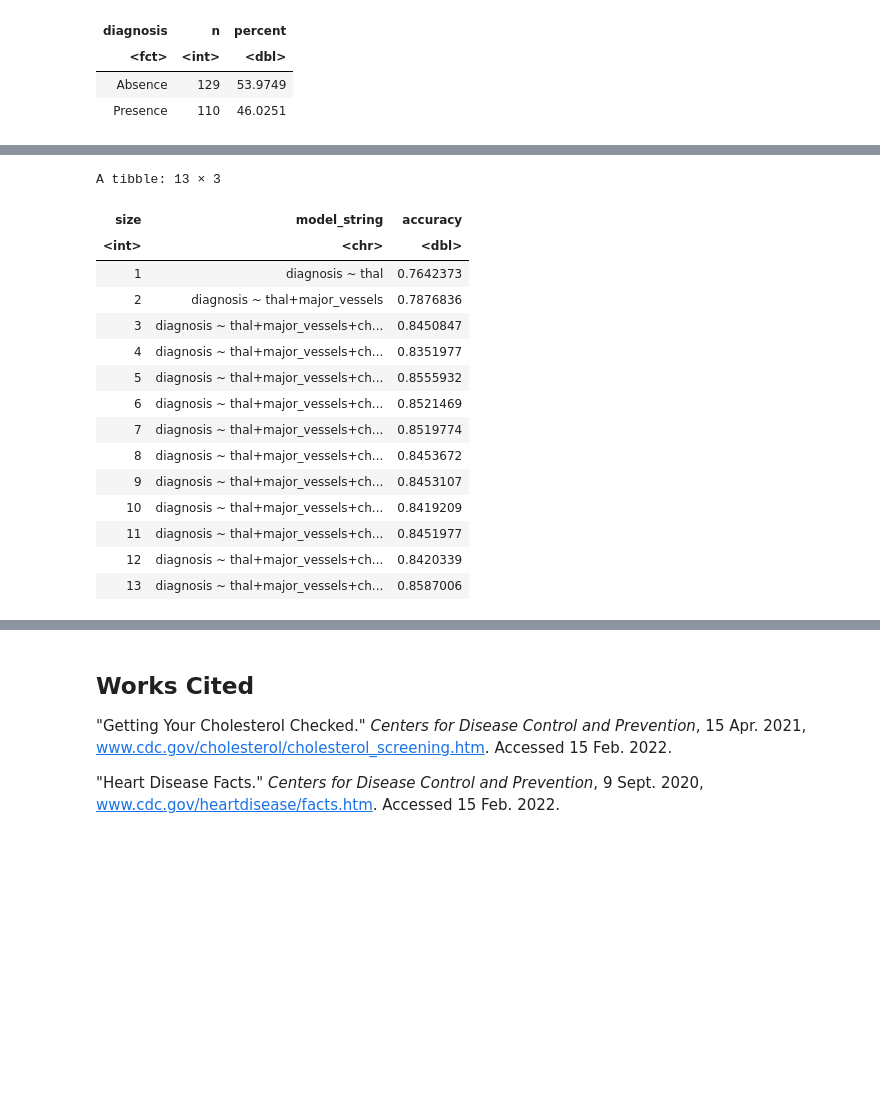
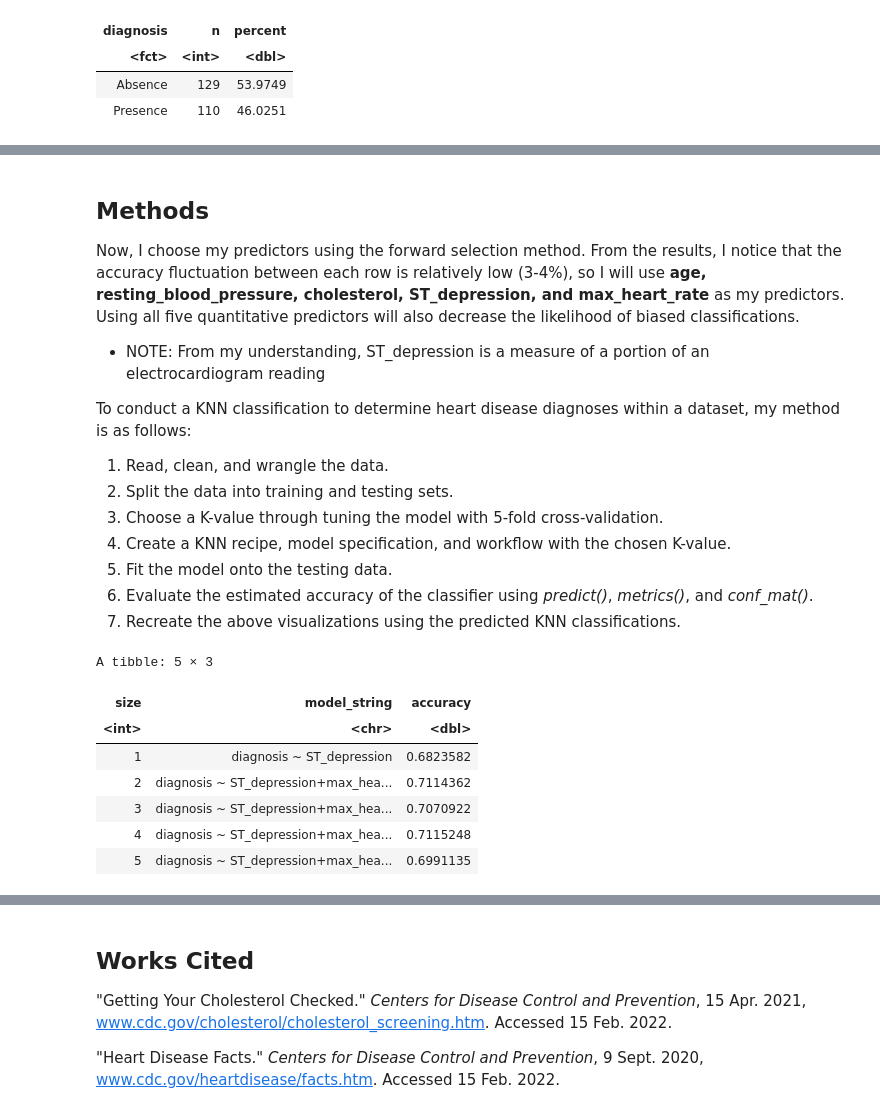
Before and after one commit to meleongg/dsci-100-project, a Jupyter notebook: proposal.ipynb, the cells around one changed output, grey strips where cells are left out. Cells and saved outputs as stored; diff of their text form; code cells hidden in the pictures; blank space fills up the shorter version.

```diff
--- a/proposal.ipynb
+++ b/proposal.ipynb
@@ -61,14 +29,14 @@ However, I perform some wrangling improvements:
 # %%
 heart_disease <- read_csv("data/processed.cleveland.data",
-                          col_names = c("age", "sex", "chest_pain_type", "resting_blood_pressure", "cholestorol", "fasting_blood_sugar", "electrocardio_results", "max_heart_rate", "exercise_induced_angina", "ST_depression", "ST_peak_slope", "major_vessels", "thal", "diagnosis"))
+                          col_names = c("age", "sex", "chest_pain_type", "resting_blood_pressure", "cholesterol", "fasting_blood_sugar", "electrocardio_results", "max_heart_rate", "exercise_induced_angina", "ST_depression", "ST_peak_slope", "major_vessels", "thal", "diagnosis"))
 
-heart_disease <- heart_disease %>%
-    mutate(major_vessels = as.numeric(major_vessels)) %>%
-    mutate(thal = as.numeric(thal))
+heart_disease <- heart_disease
 
 heart_disease <- heart_disease %>%
     mutate(diagnosis = as.factor(ifelse(diagnosis == 0, "Absence", "Presence")))
 
+heart_disease[heart_disease == "?"] <- NA
+
 heart_disease <- na.omit(heart_disease)
 
 heart_disease
@@ -114,4 +82,9 @@ The data is then split into training and testing data.
 # %%
 heart_disease_split <- initial_split(heart_disease, prop = 0.8, strata = diagnosis)
+
 heart_disease_train <- training(heart_disease_split)
+heart_disease_train <- heart_disease_train %>%
+    select(age, resting_blood_pressure, cholesterol, max_heart_rate, ST_depression, diagnosis)
+heart_disease_train
+
 heart_disease_test <- testing(heart_disease_split)
@@ -248,5 +197,20 @@ To conduct the K-nearest neighbors classification analysis to determine the pres
+# %% [markdown]
+## Methods
+
+Now, I choose my predictors using the forward selection method. From the results, I notice that the accuracy fluctuation between each row is relatively low (3-4%), so I will use <b>age, resting_blood_pressure, cholesterol, ST_depression, and max_heart_rate</b> as my predictors. Using all five quantitative predictors will also decrease the likelihood of biased classifications.
+
+- NOTE: From my understanding, ST_depression is a measure of a portion of an electrocardiogram reading
+
+To conduct a KNN classification to determine heart disease diagnoses within a dataset, my method is as follows:
+1. Read, clean, and wrangle the data.
+2. Split the data into training and testing sets.
+3. Choose a K-value through tuning the model with 5-fold cross-validation.
+4. Create a KNN recipe, model specification, and workflow with the chosen K-value.
+5. Fit the model onto the testing data.
+6. Evaluate the estimated accuracy of the classifier using <i>predict()</i>, <i>metrics()</i>, and <i>conf_mat()</i>.
+7. Recreate the above visualizations using the predicted KNN classifications.
 # %%
-names <- colnames(heart_disease %>% select(-diagnosis))
+names <- colnames(heart_disease_train %>% select(-diagnosis))
 
 # create an empty tibble to store the results
 accuracies <- tibble(size = integer(),
@@ -260,7 +224,7 @@ knn_spec <- nearest_neighbor(weight_func = "rectangular",
      set_mode("classification")
 
 # create a 5-fold cross-validation object
-heart_disease_vfold <- vfold_cv(heart_disease, v = 5, strata = diagnosis)
+heart_disease_vfold <- vfold_cv(heart_disease_train, v = 5, strata = diagnosis)
 
 # store the total number of predictors
 n_total <- length(names)
@@ -280,52 +244,44 @@ for (i in 1:n_total) {
 
         # create a recipe from the model string
         heart_disease_recipe <- recipe(as.formula(model_string),
-                                data = heart_disease) %>%
+                                data = heart_disease_train) %>%
                           step_scale(all_predictors()) %>%
                           step_center(all_predictors())
 
         # tune the KNN classifier with these predictors,
         # and collect the accuracy for the best K
         acc <- workflow() %>%
           add_recipe(heart_disease_recipe) %>%
           add_model(knn_spec) %>%
           tune_grid(resamples = heart_disease_vfold, grid = 10) %>%
           collect_metrics() %>%
           filter(.metric == "accuracy") %>%
           summarize(mx = max(mean))
         acc <- acc$mx %>% unlist()
 
         # add this result to the dataframe
         accs[[j]] <- acc
         models[[j]] <- model_string
     }
     jstar <- which.max(unlist(accs))
     accuracies <- accuracies %>%
       add_row(size = i,
               model_string = models[[jstar]],
               accuracy = accs[[jstar]])
     selected <- c(selected, names[[jstar]])
     names <- names[-jstar]
 }
 
 accuracies
 # %% [output]
-A tibble: 13 × 3
+A tibble: 5 × 3
 | size | model_string | accuracy |
 | <int> | <chr> | <dbl> |
-| 1 | diagnosis ~ thal | 0.7642373 |
-| 2 | diagnosis ~ thal+major_vessels | 0.7876836 |
-| 3 | diagnosis ~ thal+major_vessels+ch... | 0.8450847 |
-| 4 | diagnosis ~ thal+major_vessels+ch... | 0.8351977 |
-| 5 | diagnosis ~ thal+major_vessels+ch... | 0.8555932 |
-| 6 | diagnosis ~ thal+major_vessels+ch... | 0.8521469 |
-| 7 | diagnosis ~ thal+major_vessels+ch... | 0.8519774 |
-| 8 | diagnosis ~ thal+major_vessels+ch... | 0.8453672 |
-| 9 | diagnosis ~ thal+major_vessels+ch... | 0.8453107 |
-| 10 | diagnosis ~ thal+major_vessels+ch... | 0.8419209 |
-| 11 | diagnosis ~ thal+major_vessels+ch... | 0.8451977 |
-| 12 | diagnosis ~ thal+major_vessels+ch... | 0.8420339 |
-| 13 | diagnosis ~ thal+major_vessels+ch... | 0.8587006 |
+| 1 | diagnosis ~ ST_depression | 0.6823582 |
+| 2 | diagnosis ~ ST_depression+max_hea... | 0.7114362 |
+| 3 | diagnosis ~ ST_depression+max_hea... | 0.7070922 |
+| 4 | diagnosis ~ ST_depression+max_hea... | 0.7115248 |
+| 5 | diagnosis ~ ST_depression+max_hea... | 0.6991135 |
 # %% [markdown]
 ## Expected Outcomes and Significance
 
```
Also changed, not shown: parts of 25 cells of this notebook.
